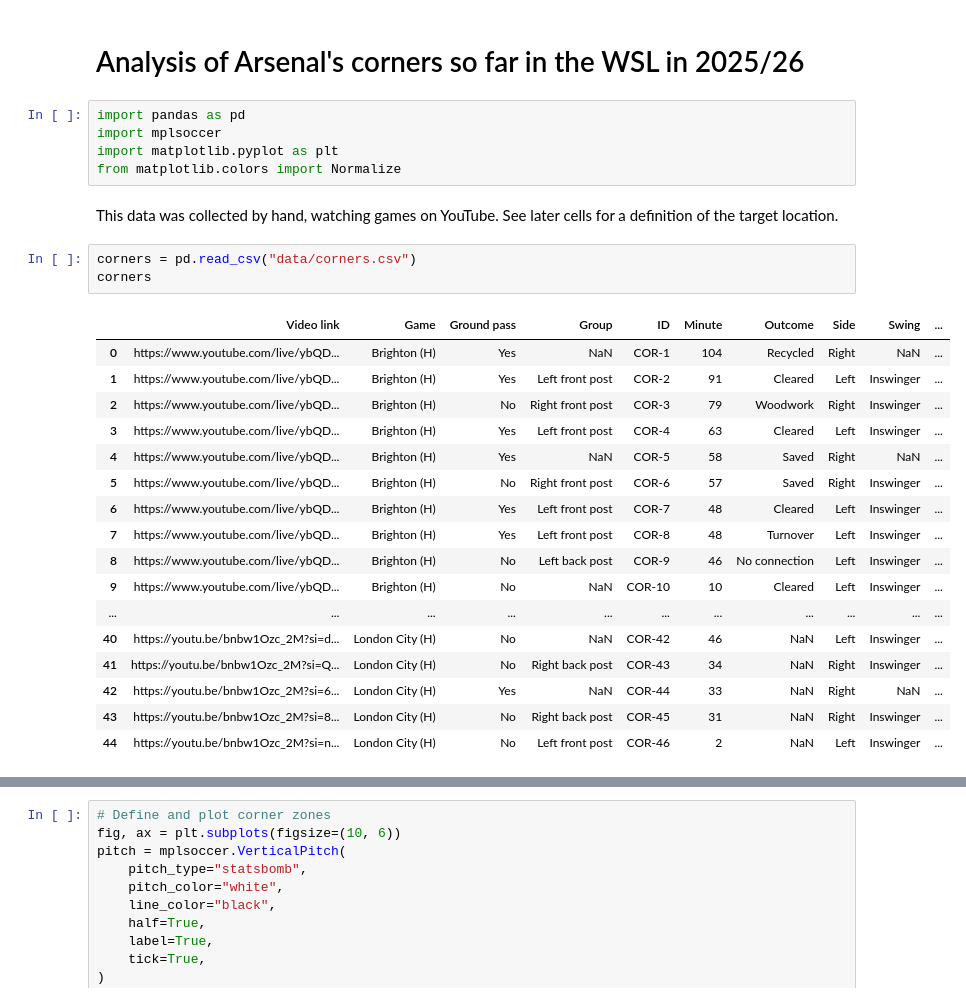
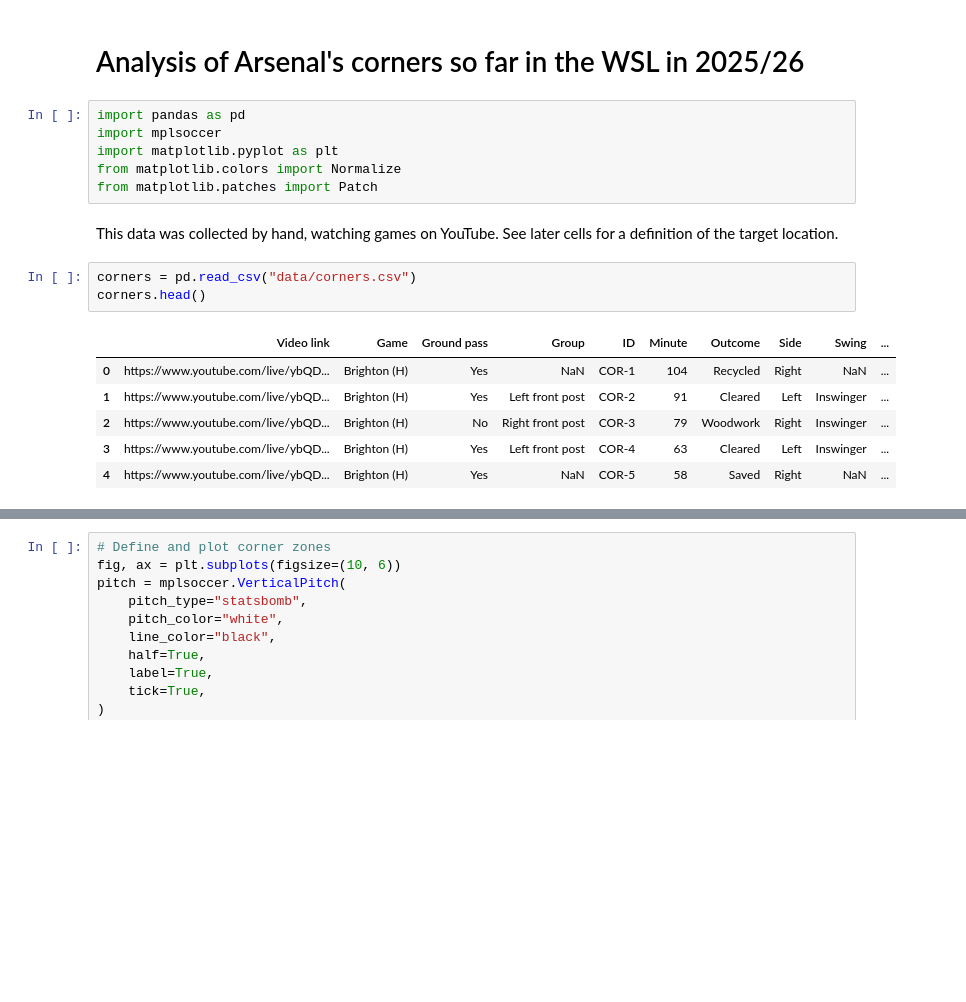
Before and after one commit to gsheir/arsenal_corners, a Jupyter notebook: corner_analysis.ipynb, the cells around one changed output, grey strips where cells are left out. Cells and saved outputs as stored; diff of their text form; blank space fills up the shorter version.

```diff
--- a/corner_analysis.ipynb
+++ b/corner_analysis.ipynb
@@ -5,26 +5,16 @@ import pandas as pd
 import mplsoccer
 import matplotlib.pyplot as plt
 from matplotlib.colors import Normalize
+from matplotlib.patches import Patch
 # %% [markdown]
 This data was collected by hand, watching games on YouTube. See later cells for a definition of the target location.
 # %%
 corners = pd.read_csv("data/corners.csv")
-corners
+corners.head()
 # %% [output]
 |  | Video link | Game | Ground pass | Group | ID | Minute | Outcome | Side | Swing | ... |
 | 0 | https://www.youtube.com/live/ybQD... | Brighton (H) | Yes | NaN | COR-1 | 104 | Recycled | Right | NaN | ... |
 | 1 | https://www.youtube.com/live/ybQD... | Brighton (H) | Yes | Left front post | COR-2 | 91 | Cleared | Left | Inswinger | ... |
 | 2 | https://www.youtube.com/live/ybQD... | Brighton (H) | No | Right front post | COR-3 | 79 | Woodwork | Right | Inswinger | ... |
 | 3 | https://www.youtube.com/live/ybQD... | Brighton (H) | Yes | Left front post | COR-4 | 63 | Cleared | Left | Inswinger | ... |
 | 4 | https://www.youtube.com/live/ybQD... | Brighton (H) | Yes | NaN | COR-5 | 58 | Saved | Right | NaN | ... |
-| 5 | https://www.youtube.com/live/ybQD... | Brighton (H) | No | Right front post | COR-6 | 57 | Saved | Right | Inswinger | ... |
-| 6 | https://www.youtube.com/live/ybQD... | Brighton (H) | Yes | Left front post | COR-7 | 48 | Cleared | Left | Inswinger | ... |
-| 7 | https://www.youtube.com/live/ybQD... | Brighton (H) | Yes | Left front post | COR-8 | 48 | Turnover | Left | Inswinger | ... |
-| 8 | https://www.youtube.com/live/ybQD... | Brighton (H) | No | Left back post | COR-9 | 46 | No connection | Left | Inswinger | ... |
-| 9 | https://www.youtube.com/live/ybQD... | Brighton (H) | No | NaN | COR-10 | 10 | Cleared | Left | Inswinger | ... |
-| ... | ... | ... | ... | ... | ... | ... | ... | ... | ... | ... |
-| 40 | https://youtu.be/bnbw1Ozc_2M?si=d... | London City (H) | No | NaN | COR-42 | 46 | NaN | Left | Inswinger | ... |
-| 41 | https://youtu.be/bnbw1Ozc_2M?si=Q... | London City (H) | No | Right back post | COR-43 | 34 | NaN | Right | Inswinger | ... |
-| 42 | https://youtu.be/bnbw1Ozc_2M?si=6... | London City (H) | Yes | NaN | COR-44 | 33 | NaN | Right | NaN | ... |
-| 43 | https://youtu.be/bnbw1Ozc_2M?si=8... | London City (H) | No | Right back post | COR-45 | 31 | NaN | Right | Inswinger | ... |
-| 44 | https://youtu.be/bnbw1Ozc_2M?si=n... | London City (H) | No | Left front post | COR-46 | 2 | NaN | Left | Inswinger | ... |
```
Also changed, not shown: parts of 26 cells of this notebook, 2 other files.
